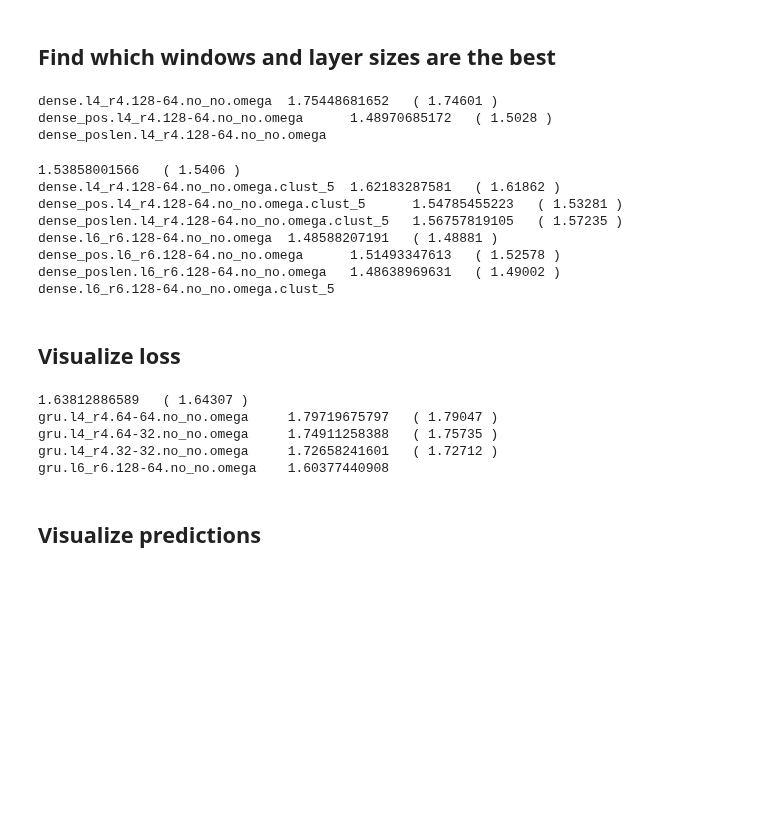
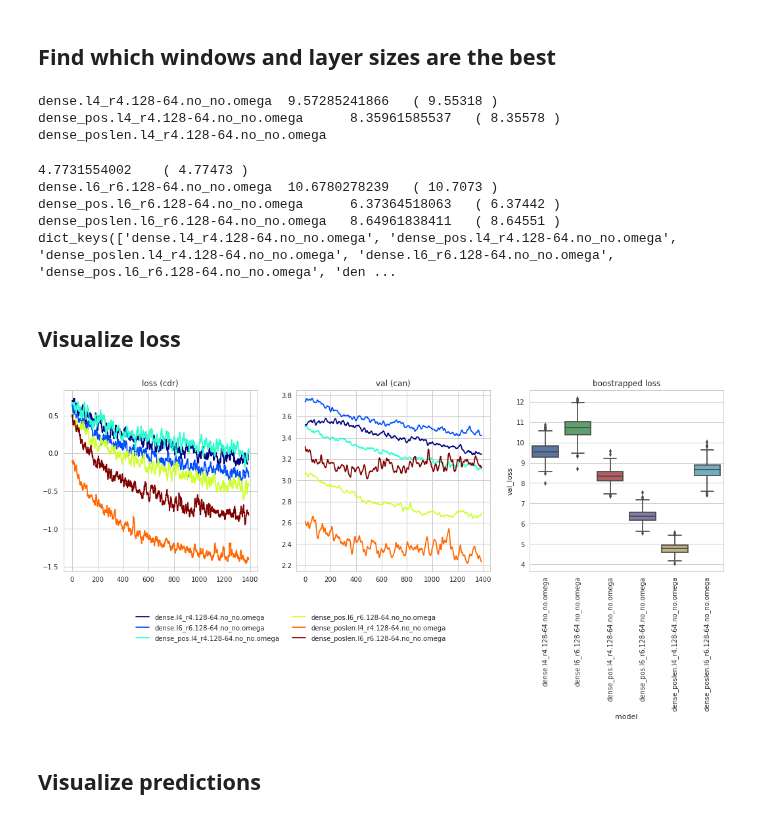
Before and after one commit to antigenomics/tcr-pmhc-study, a Jupyter notebook: loop_model/aa_predict_clust.ipynb, the cells around one changed output. Cells and saved outputs as stored; diff of their text form; code cells hidden in the pictures; blank space fills up the shorter version.

Commit message:
inversed model

```diff
--- a/loop_model/aa_predict_clust.ipynb
+++ b/loop_model/aa_predict_clust.ipynb
@@ -188,27 +186,36 @@ best_models_loss = pd.DataFrame()
 
 for l,r in best_models:
     for layers in best_layers:
-        _, best_models_loss = pepmodel.train_model(MAX_POS, 0, "x", layers, l, r, 1500, best_hist, best_models_list, best_models_loss, features = "omega", model_type="dense")
-        _, best_models_loss = pepmodel.train_model(MAX_POS, 0, "x", layers, l, r, 1500, best_hist, best_models_list, best_models_loss, features = "omega", model_type="dense_pos")
-        _, best_models_loss = pepmodel.train_model(MAX_POS, 0, "x", layers, l, r, 1500, best_hist, best_models_list, best_models_loss, features = "omega", model_type="dense_poslen")
+        _, best_models_loss = pepmodel.train_model(MAX_POS, 0, "x", layers, l, r, 1500,
+                                                   best_hist, best_models_list, best_models_loss,
+                                                   features = "omega", model_type="dense")
+        _, best_models_loss = pepmodel.train_model(MAX_POS, 0, "x", layers, l, r, 1500,
+                                                   best_hist, best_models_list, best_models_loss,
+                                                   features = "omega", model_type="dense_pos")
+        _, best_models_loss = pepmodel.train_model(MAX_POS, 0, "x", layers, l, r, 1500,
+                                                   best_hist, best_models_list, best_models_loss,
+                                                   features = "omega", model_type="dense_poslen")
 
-        _, best_models_loss = pepmodel.train_model(MAX_POS, 5, "x", layers, l, r, 1500, best_hist, best_models_list, best_models_loss, features = "omega", model_type="dense")
-        _, best_models_loss = pepmodel.train_model(MAX_POS, 5, "x", layers, l, r, 1500, best_hist, best_models_list, best_models_loss, features = "omega", model_type="dense_pos")
-        _, best_models_loss = pepmodel.train_model(MAX_POS, 5, "x", layers, l, r, 1500, best_hist, best_models_list, best_models_loss, features = "omega", model_type="dense_poslen")
+#         _, best_models_loss = pepmodel.train_model(MAX_POS, 5, "x", layers, l, r, 1500,
+#                                                    best_hist, best_models_list, best_models_loss,
+#                                                    features = "omega", model_type="dense")
+#         _, best_models_loss = pepmodel.train_model(MAX_POS, 5, "x", layers, l, r, 1500,
+#                                                    best_hist, best_models_list, best_models_loss,
+#                                                    features = "omega", model_type="dense_pos")
+#         _, best_models_loss = pepmodel.train_model(MAX_POS, 5, "x", layers, l, r, 1500,
+#                                                    best_hist, best_models_list, best_models_loss,
+#                                                    features = "omega", model_type="dense_poslen")
 
 print(best_hist.keys())
 # %% [output]
-dense.l4_r4.128-64.no_no.omega  1.75448681652   ( 1.74601 )
-dense_pos.l4_r4.128-64.no_no.omega      1.48970685172   ( 1.5028 )
+dense.l4_r4.128-64.no_no.omega  9.57285241866   ( 9.55318 )
+dense_pos.l4_r4.128-64.no_no.omega      8.35961585537   ( 8.35578 )
 dense_poslen.l4_r4.128-64.no_no.omega
-1.53858001566   ( 1.5406 )
-dense.l4_r4.128-64.no_no.omega.clust_5  1.62183287581   ( 1.61862 )
-dense_pos.l4_r4.128-64.no_no.omega.clust_5      1.54785455223   ( 1.53281 )
-dense_poslen.l4_r4.128-64.no_no.omega.clust_5   1.56757819105   ( 1.57235 )
-dense.l6_r6.128-64.no_no.omega  1.48588207191   ( 1.48881 )
-dense_pos.l6_r6.128-64.no_no.omega      1.51493347613   ( 1.52578 )
-dense_poslen.l6_r6.128-64.no_no.omega   1.48638969631   ( 1.49002 )
-dense.l6_r6.128-64.no_no.omega.clust_5
+4.7731554002    ( 4.77473 )
+dense.l6_r6.128-64.no_no.omega  10.6780278239   ( 10.7073 )
+dense_pos.l6_r6.128-64.no_no.omega      6.37364518063   ( 6.37442 )
+dense_poslen.l6_r6.128-64.no_no.omega   8.64961838411   ( 8.64551 )
+dict_keys(['dense.l4_r4.128-64.no_no.omega', 'dense_pos.l4_r4.128-64.no_no.omega', 'dense_poslen.l4_r4.128-64.no_no.omega', 'dense.l6_r6.128-64.no_no.omega', 'dense_pos.l6_r6.128-64.no_no.omega', 'den ...
 # %% [markdown]
 ## Visualize loss
 # %%
@@ -217,50 +224,35 @@ fig.set_figwidth(18)
 fig.set_figheight(8)
 
 plt.gcf().subplots_adjust(bottom=0.4)
 
 def smooth(vec):
     res = []
     window = 5
     step = 1
     for i in range(window, len(vec)-window, step):
         res.append(np.mean(vec[i-window:i+window+1]))
     return res
 
 
 cur_hist = best_hist
 best_models = sorted([(h, np.mean(cur_hist[h].history["val_loss"][-5:])) for h in cur_hist], key=lambda x: x[1])[:10]
 
 cmap = plt.get_cmap('jet')
 colors = [cmap(i) for i in np.linspace(0, 1, len(best_models))]
 
 for i, (h, _) in enumerate(sorted(best_models, key=lambda x:x[0])):
     ax[0].plot(np.log2(smooth(cur_hist[h].history["loss"][100:])), label=h, c=colors[i])
     ax[1].plot(np.log2(smooth(cur_hist[h].history["val_loss"][100:])), label=h, c=colors[i])
 
 best_models_loss.sort_values("model", inplace=True)
 ax[2] = sns.boxplot(y = "val_loss", x = "model", data = best_models_loss)
 ax[2].set_xticklabels(ax[2].get_xticklabels(), rotation=90)
 
-ax[0].set_title("loss")
-ax[1].set_title("val")
+ax[0].set_title("loss (cdr)")
+ax[1].set_title("val (can)")
 ax[2].set_title("boostrapped loss")
 ax[0].legend(bbox_to_anchor=(2, -.2), loc='upper right', ncol = 2)
 
-plt.savefig("loss/comparison/loss_dense_comparison_1500it.png")
+plt.savefig("loss/loss_dense_changeCDRs_1500it.png")
+# %% [output]
+[figure, added]
-# %%
-best_models = [(4,4), (6,6)]
-best_layers = [[128,64], [128,64,64], [64,64,64], [64,64], [64,32], [32,32]]
-
-best_hist = {}
-best_models_list = {}
-best_models_loss = pd.DataFrame()
-
-for l,r in best_models:
-    for layers in best_layers:
-        _, best_models_loss = pepmodel.train_model(MAX_POS, 0, "x", layers, l, r, 1500, best_hist, best_models_list, best_models_loss, features = "omega", model_type="gru")
-# %% [output]
-1.63812886589   ( 1.64307 )
-gru.l4_r4.64-64.no_no.omega     1.79719675797   ( 1.79047 )
-gru.l4_r4.64-32.no_no.omega     1.74911258388   ( 1.75735 )
-gru.l4_r4.32-32.no_no.omega     1.72658241601   ( 1.72712 )
-gru.l6_r6.128-64.no_no.omega    1.60377440908
```
Also changed, not shown: parts of 4 cells of this notebook, 3 other files.
